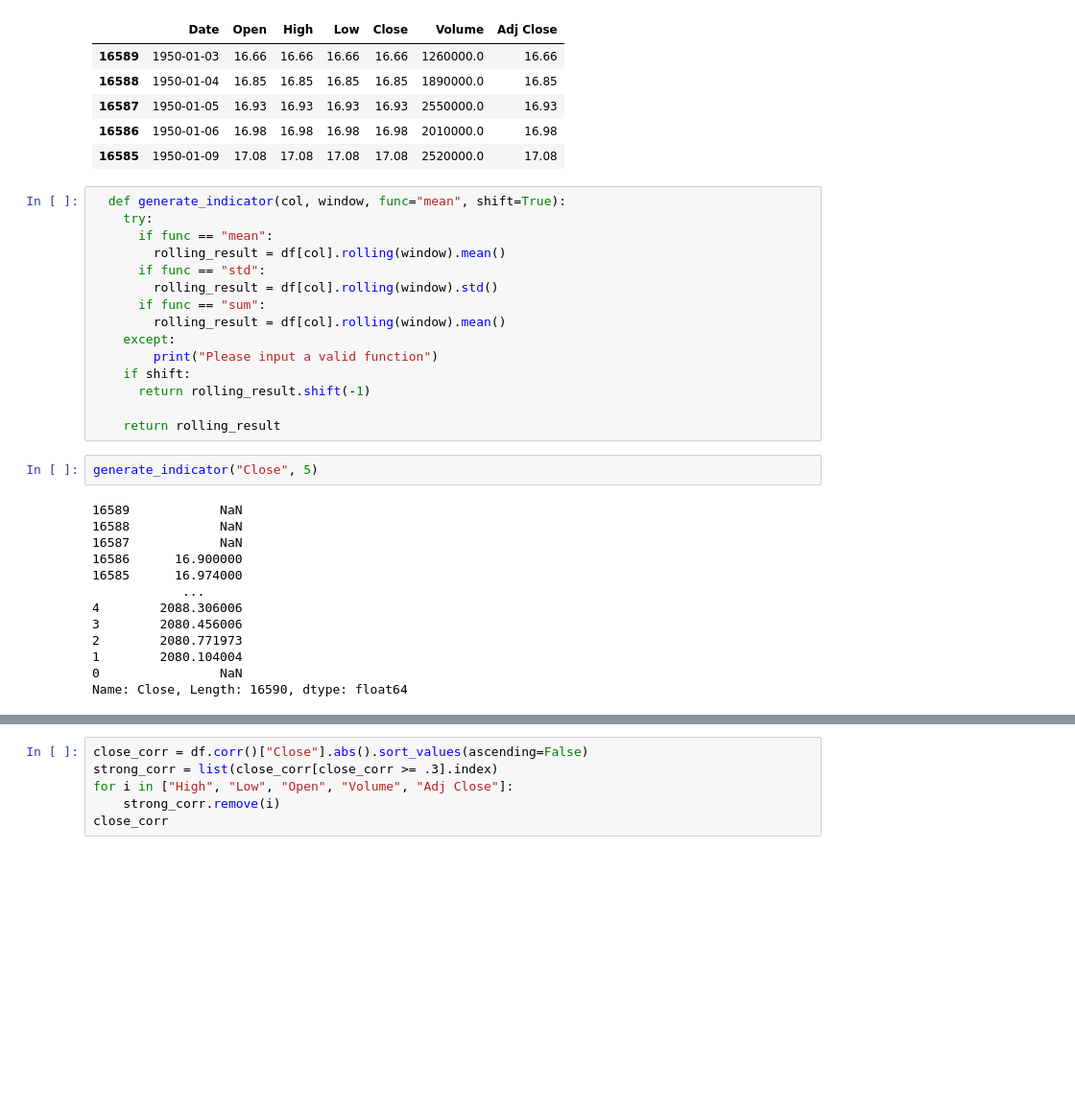
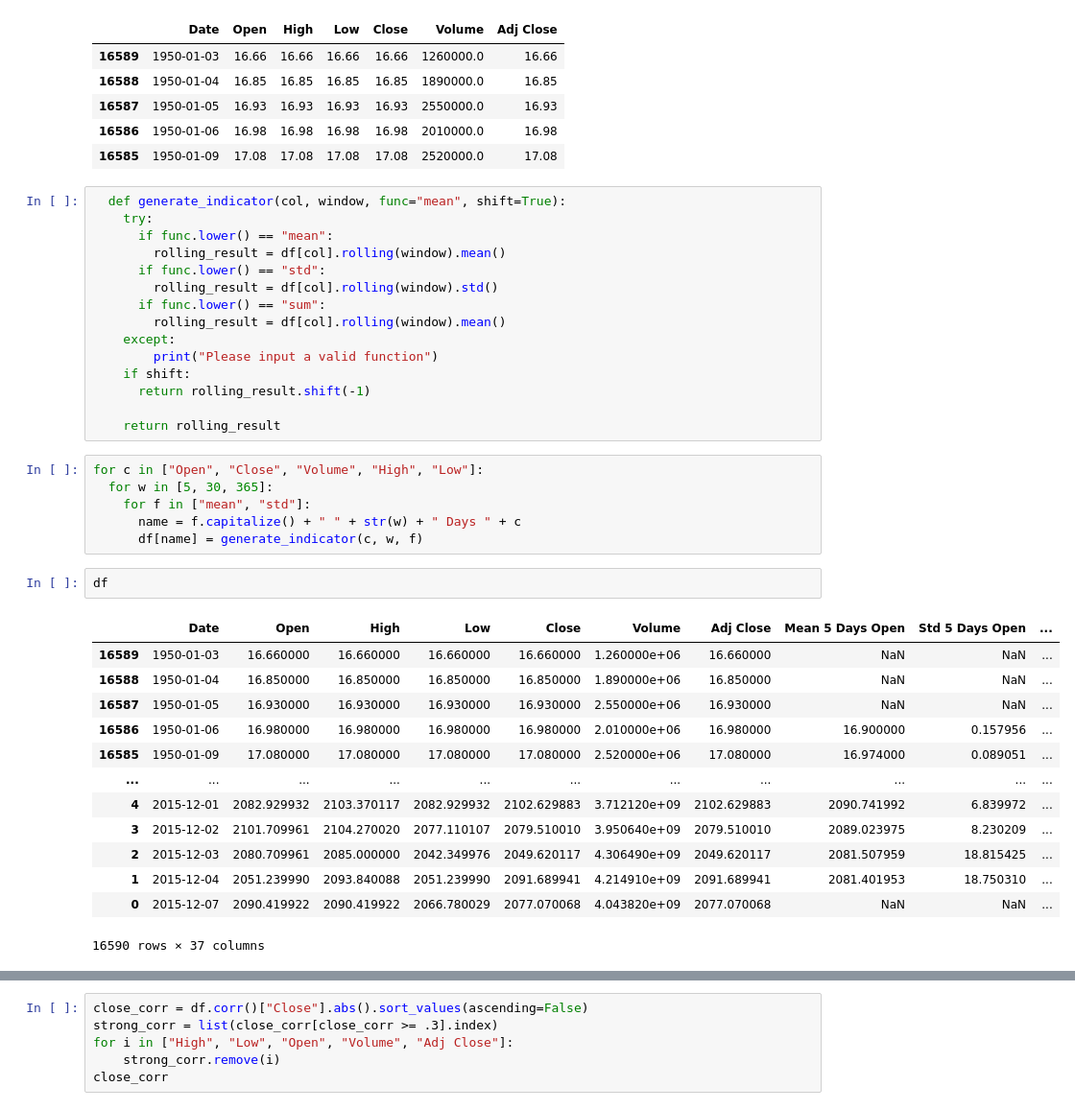
Before and after one commit to ethan-ghoreishi/stock-market-prediction, a Jupyter notebook: stock_market_prediction.ipynb, the cells around one changed output, grey strips where cells are left out. Shown at 96% size. Saved outputs shown, nothing was run; the diff lists cells and outputs as text; blank space fills up the shorter version.

```diff
--- a/stock_market_prediction.ipynb
+++ b/stock_market_prediction.ipynb
@@ -27,11 +27,11 @@ df.head()
 # %%
   def generate_indicator(col, window, func="mean", shift=True):
     try:
-      if func == "mean":
+      if func.lower() == "mean":
         rolling_result = df[col].rolling(window).mean()
-      if func == "std":
+      if func.lower() == "std":
         rolling_result = df[col].rolling(window).std()
-      if func == "sum":
+      if func.lower() == "sum":
         rolling_result = df[col].rolling(window).mean()
     except:
         print("Please input a valid function")
@@ -39,19 +39,26 @@ df.head()
       return rolling_result.shift(-1)
 
     return rolling_result
-# %%
-generate_indicator("Close", 5)
-# %% [output]
-16589            NaN
-16588            NaN
-16587            NaN
-16586      16.900000
-16585      16.974000
-            ...
-4        2088.306006
-3        2080.456006
-2        2080.771973
-1        2080.104004
-0                NaN
-Name: Close, Length: 16590, dtype: float64
+# %%
+for c in ["Open", "Close", "Volume", "High", "Low"]:
+  for w in [5, 30, 365]:
+    for f in ["mean", "std"]:
+      name = f.capitalize() + " " + str(w) + " Days " + c
+      df[name] = generate_indicator(c, w, f)
+# %%
+df
+# %% [output]
+|  | Date | Open | High | Low | Close | Volume | Adj Close | Mean 5 Days Open | Std 5 Days Open | ... |
+| 16589 | 1950-01-03 | 16.660000 | 16.660000 | 16.660000 | 16.660000 | 1.260000e+06 | 16.660000 | NaN | NaN | ... |
+| 16588 | 1950-01-04 | 16.850000 | 16.850000 | 16.850000 | 16.850000 | 1.890000e+06 | 16.850000 | NaN | NaN | ... |
+| 16587 | 1950-01-05 | 16.930000 | 16.930000 | 16.930000 | 16.930000 | 2.550000e+06 | 16.930000 | NaN | NaN | ... |
+| 16586 | 1950-01-06 | 16.980000 | 16.980000 | 16.980000 | 16.980000 | 2.010000e+06 | 16.980000 | 16.900000 | 0.157956 | ... |
+| 16585 | 1950-01-09 | 17.080000 | 17.080000 | 17.080000 | 17.080000 | 2.520000e+06 | 17.080000 | 16.974000 | 0.089051 | ... |
+| ... | ... | ... | ... | ... | ... | ... | ... | ... | ... | ... |
+| 4 | 2015-12-01 | 2082.929932 | 2103.370117 | 2082.929932 | 2102.629883 | 3.712120e+09 | 2102.629883 | 2090.741992 | 6.839972 | ... |
+| 3 | 2015-12-02 | 2101.709961 | 2104.270020 | 2077.110107 | 2079.510010 | 3.950640e+09 | 2079.510010 | 2089.023975 | 8.230209 | ... |
+| 2 | 2015-12-03 | 2080.709961 | 2085.000000 | 2042.349976 | 2049.620117 | 4.306490e+09 | 2049.620117 | 2081.507959 | 18.815425 | ... |
+| 1 | 2015-12-04 | 2051.239990 | 2093.840088 | 2051.239990 | 2091.689941 | 4.214910e+09 | 2091.689941 | 2081.401953 | 18.750310 | ... |
+| 0 | 2015-12-07 | 2090.419922 | 2090.419922 | 2066.780029 | 2077.070068 | 4.043820e+09 | 2077.070068 | NaN | NaN | ... |
+16590 rows × 37 columns
 # %%
```
Also changed, not shown: parts of 1 cell of this notebook.
